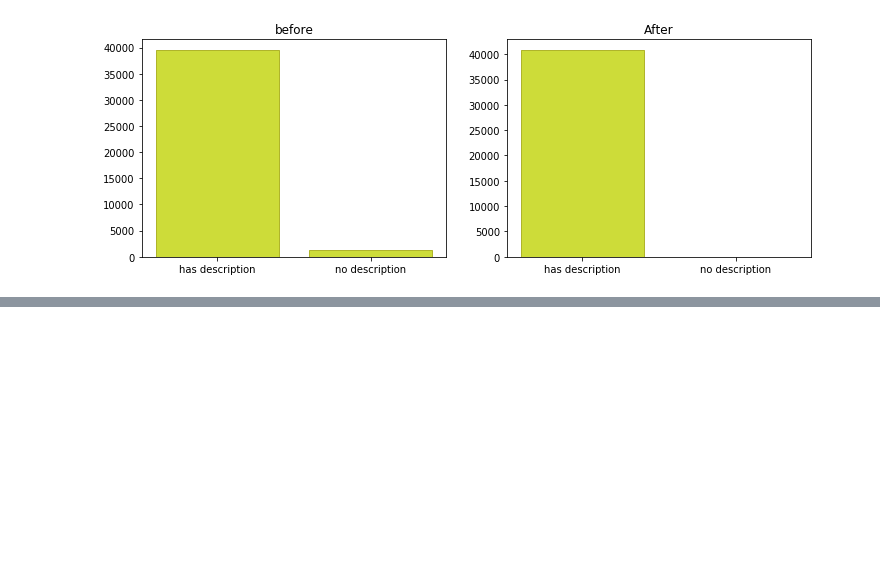
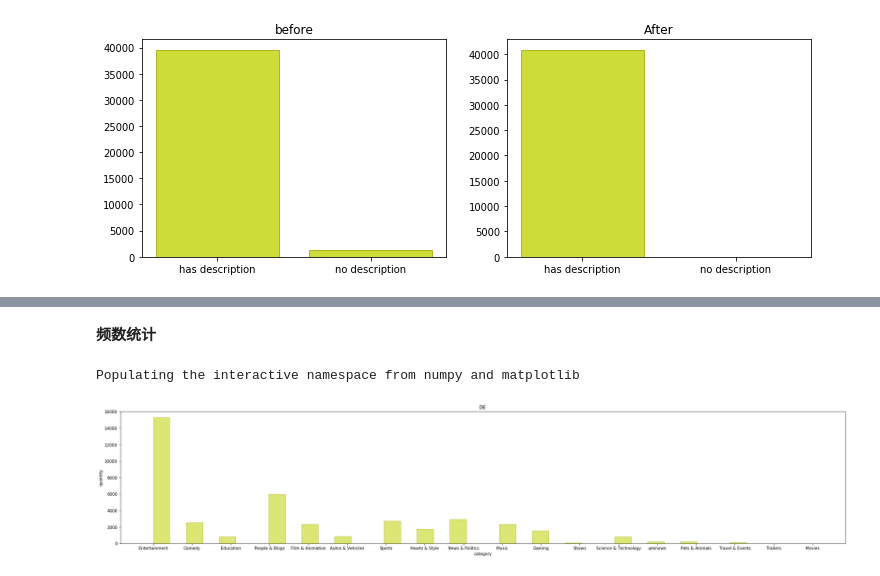
Before and after one commit to PluckySaltyfish/DataMiningClass, a Jupyter notebook: youtube.py.ipynb, the cells around one changed output, grey strips where cells are left out. Drawn from its saved outputs; the diff is of its cells as text; code cells hidden in the pictures; blank space fills up the shorter version.

```diff
--- a/youtube.py.ipynb
+++ b/youtube.py.ipynb
@@ -509,0 +626,35 @@ plt.show()
+# %%
+de_list = get_category_list(root,'DE_category_id.json')
+fr_list = get_category_list(root,'FR_category_id.json')
+gb_list = get_category_list(root,'GB_category_id.json')
+In_list = get_category_list(root,'IN_category_id.json')
+us_list = get_category_list(root,'US_category_id.json')
+# %%
+def get_cate(data,lst):
+    cate = []
+    for i in data['category_id'].values:
+        if(str(i) in lst.keys()):
+            cate.append(lst[str(i)])
+        else:
+            cate.append('unknown')
+    return cate
+# %%
+cate = get_cate(de.data,de_list)
+# %% [markdown]
+**频数统计**
+# %%
+def cate_hist(cate,title):
+    fig = plt.figure(figsize=(32, 6))
+    plt.title(title)
+    plt.hist(np.array(cate), bins=40, facecolor="#cddc39", edgecolor="#afb42b", alpha=0.7)
+    plt.xlabel('category')
+    plt.ylabel('quantity')
+    plt.show()
+# %%
+from matplotlib import pyplot as plt
+%pylab inline
+# 德国
+cate_hist(cate,'DE')
+# %% [output]
+Populating the interactive namespace from numpy and matplotlib
+[figure, added]
```
Also changed, not shown: parts of 140 cells of this notebook, 3 other files.
